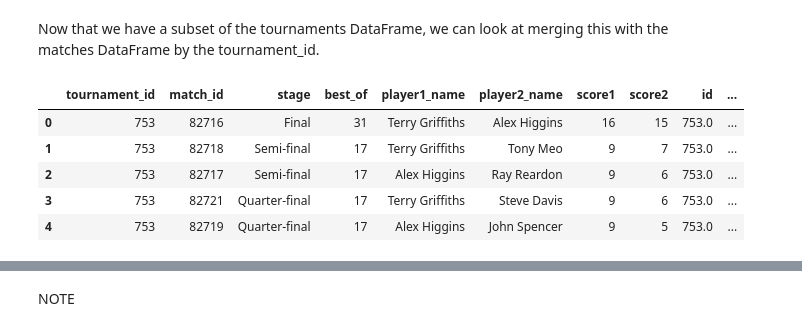
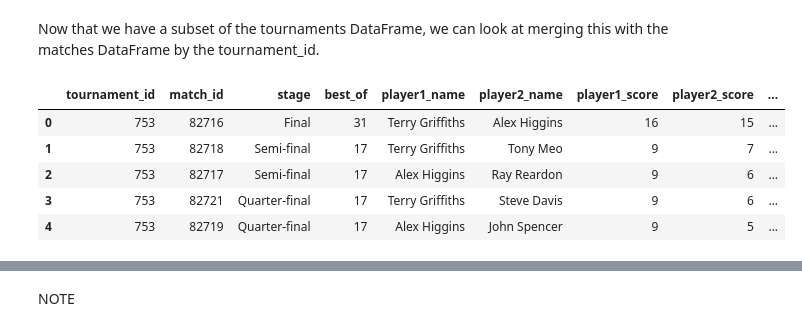
Before and after one commit to stephenbeese/Snooker-Data-Analysis, a Jupyter notebook: jupyter_notebooks/ETL.ipynb, the cells around one changed output, grey strips where cells are left out. Drawn from its saved outputs; the diff is of its cells as text; code cells hidden in the pictures.

```diff
--- a/jupyter_notebooks/ETL.ipynb
+++ b/jupyter_notebooks/ETL.ipynb
@@ -547,20 +544,25 @@ Now that we have a subset of the tournaments DataFrame, we can look at merging t
 # %%
 # Merge tournament and match data
 df_master = (
     df_matches
     .merge(df_tournaments_subset, left_on='tournament_id', right_on='id', how='left', validate='many_to_one')
     .rename(columns={
         "name": "tournament_name",
         "country": "tournament_country",
-        "prize": "tournament_prize"
+        "prize": "tournament_prize",
+        "score1": "player1_score",
+        "score2": "player2_score"
     })
 )
 
+# Remove duplicate tournament_id column
+df_master.drop(columns=['id'], inplace=True)
+
 df_master.head()
 # %% [output]
-|  | tournament_id | match_id | stage | best_of | player1_name | player2_name | score1 | score2 | id | ... |
-| 0 | 753 | 82716 | Final | 31 | Terry Griffiths | Alex Higgins | 16 | 15 | 753.0 | ... |
-| 1 | 753 | 82718 | Semi-final | 17 | Terry Griffiths | Tony Meo | 9 | 7 | 753.0 | ... |
-| 2 | 753 | 82717 | Semi-final | 17 | Alex Higgins | Ray Reardon | 9 | 6 | 753.0 | ... |
-| 3 | 753 | 82721 | Quarter-final | 17 | Terry Griffiths | Steve Davis | 9 | 6 | 753.0 | ... |
-| 4 | 753 | 82719 | Quarter-final | 17 | Alex Higgins | John Spencer | 9 | 5 | 753.0 | ... |
+|  | tournament_id | match_id | stage | best_of | player1_name | player2_name | player1_score | player2_score | ... |
+| 0 | 753 | 82716 | Final | 31 | Terry Griffiths | Alex Higgins | 16 | 15 | ... |
+| 1 | 753 | 82718 | Semi-final | 17 | Terry Griffiths | Tony Meo | 9 | 7 | ... |
+| 2 | 753 | 82717 | Semi-final | 17 | Alex Higgins | Ray Reardon | 9 | 6 | ... |
+| 3 | 753 | 82721 | Quarter-final | 17 | Terry Griffiths | Steve Davis | 9 | 6 | ... |
+| 4 | 753 | 82719 | Quarter-final | 17 | Alex Higgins | John Spencer | 9 | 5 | ... |
```
Also changed, not shown: parts of 5 cells of this notebook, 1 other file.
